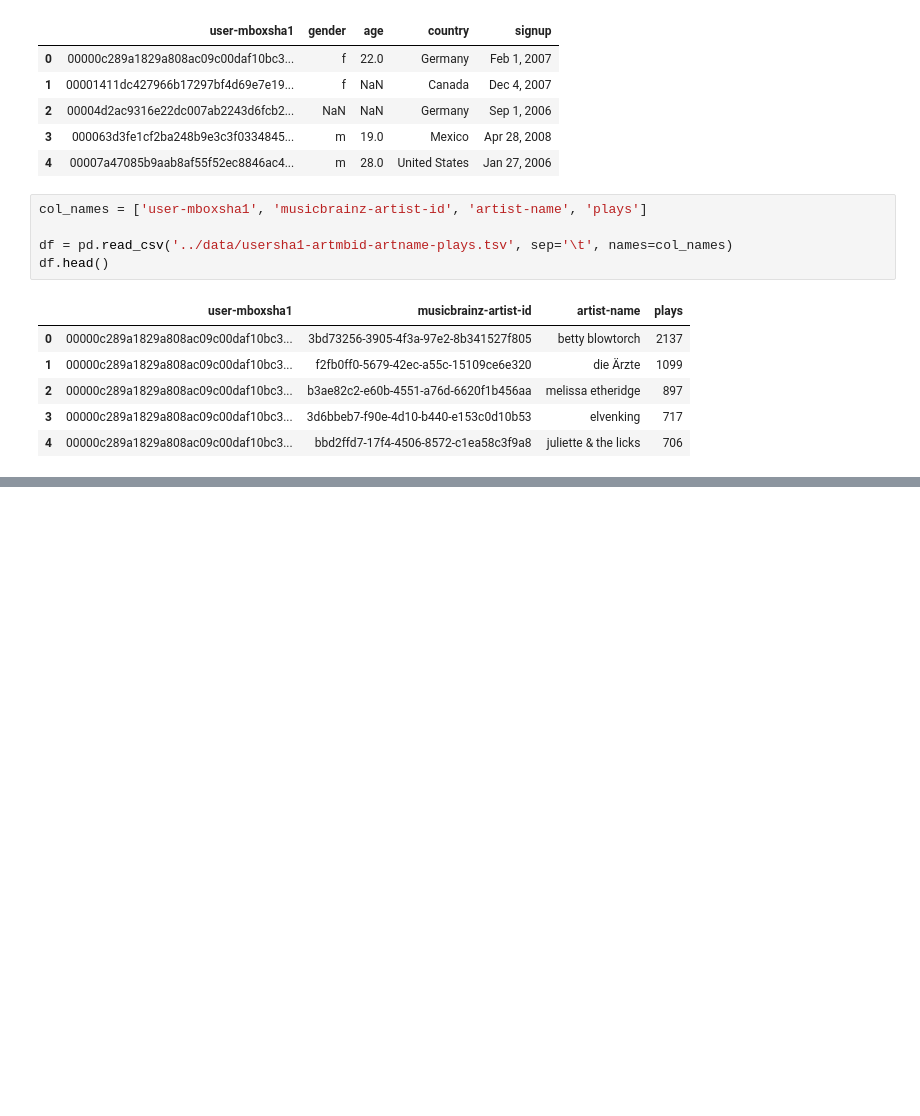
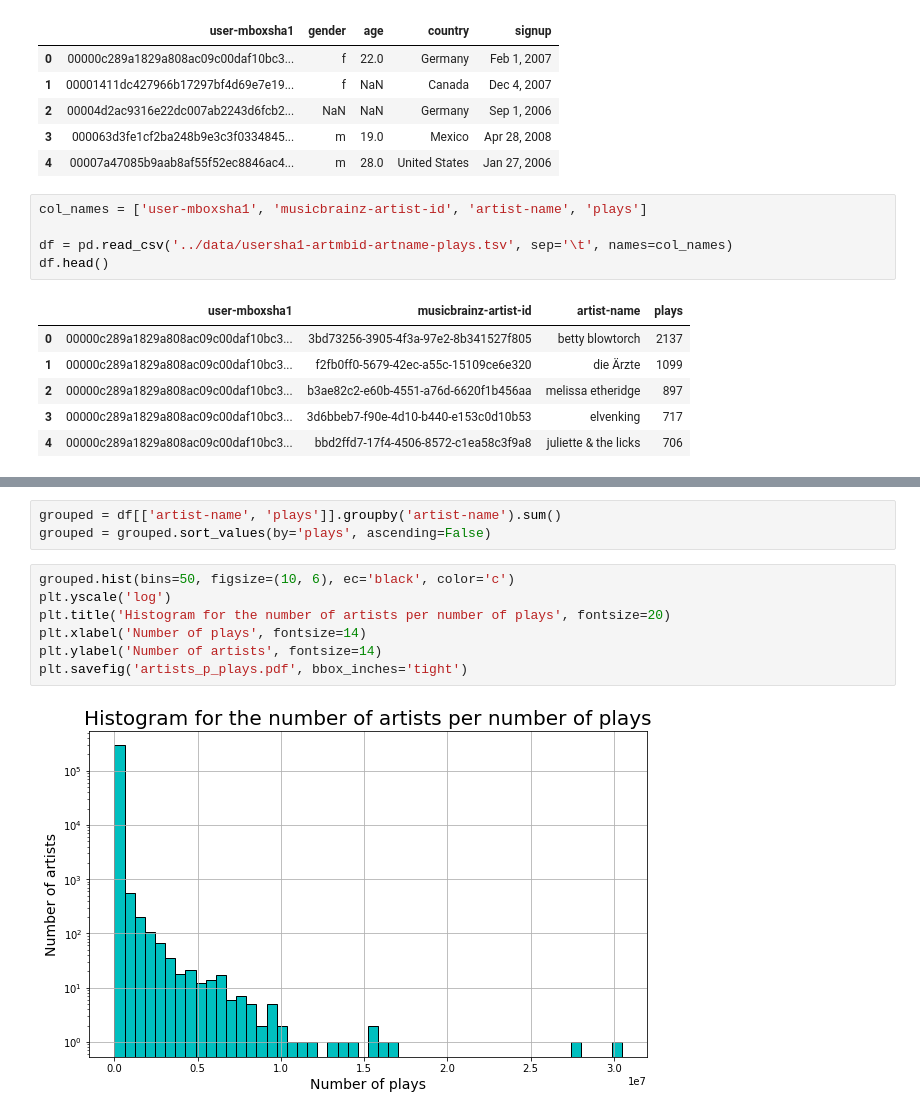
Before and after one commit to lamolivier/EPFL-MLBD-Project, a Jupyter notebook: notebooks/01 - Data Exploration.ipynb, the cells around one changed output, grey strips where cells are left out. Cells and saved outputs as stored; diff of their text form; blank space fills up the shorter version.

```diff
--- a/notebooks/01 - Data Exploration.ipynb
+++ b/notebooks/01 - Data Exploration.ipynb
@@ -29,0 +43,12 @@ df.head()
+# %%
+grouped = df[['artist-name', 'plays']].groupby('artist-name').sum()
+grouped = grouped.sort_values(by='plays', ascending=False)
+# %%
+grouped.hist(bins=50, figsize=(10, 6), ec='black', color='c')
+plt.yscale('log')
+plt.title('Histogram for the number of artists per number of plays', fontsize=20)
+plt.xlabel('Number of plays', fontsize=14)
+plt.ylabel('Number of artists', fontsize=14)
+plt.savefig('artists_p_plays.pdf', bbox_inches='tight')
+# %% [output]
+[figure, added]
```
Also changed, not shown: parts of 5 cells of this notebook.
